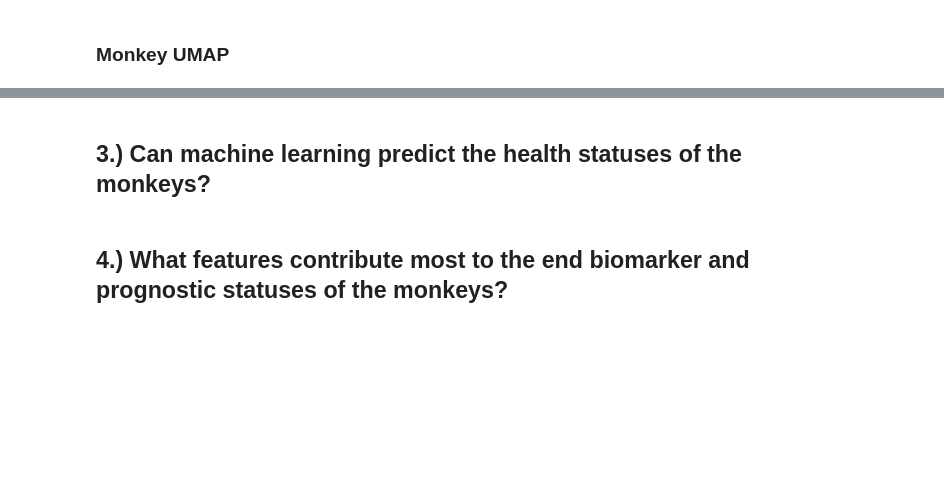
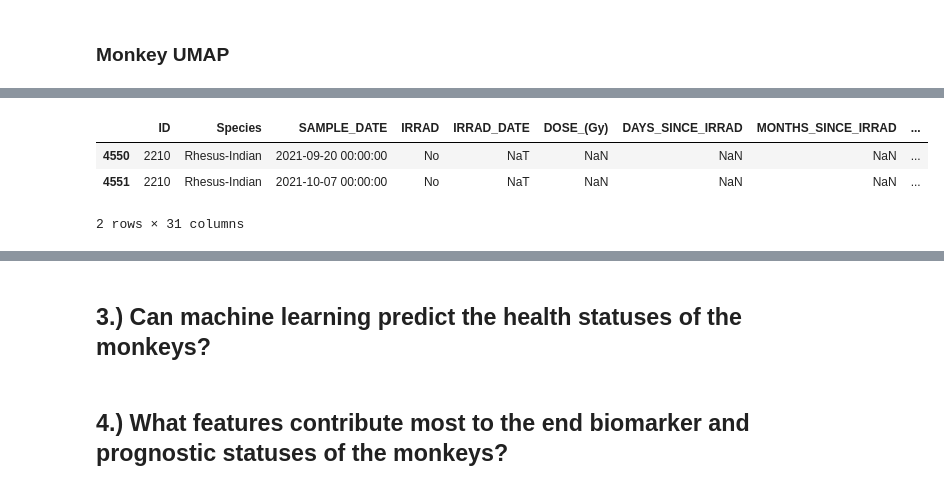
Before and after one commit to aidan-lew/monkey_health, a Jupyter notebook: monkeys_irrad_sept-2022.ipynb, the cells around one changed output, grey strips where cells are left out. Saved outputs shown, nothing was run; the diff lists cells and outputs as text; code cells hidden in the pictures; blank space fills up the shorter version.

```diff
--- a/monkeys_irrad_sept-2022.ipynb
+++ b/monkeys_irrad_sept-2022.ipynb
@@ -458,0 +463,11 @@ ERROR:bokeh.core.validation.check:E-1001 (BAD_COLUMN_NAME): Glyph refers to none
+# %%
+#make train/testdf
+(train_df, test_df)= blood_ML_df, blood_ML_df
+
+#train_df.tail(2)
+test_df.tail(2)
+# %% [output]
+|  | ID | Species | SAMPLE_DATE | IRRAD | IRRAD_DATE | DOSE_(Gy) | DAYS_SINCE_IRRAD | MONTHS_SINCE_IRRAD | ... |
+| 4550 | 2210 | Rhesus-Indian | 2021-09-20 00:00:00 | No | NaT | NaN | NaN | NaN | ... |
+| 4551 | 2210 | Rhesus-Indian | 2021-10-07 00:00:00 | No | NaT | NaN | NaN | NaN | ... |
+2 rows × 31 columns
```
Also changed, not shown: parts of 21 cells of this notebook.
